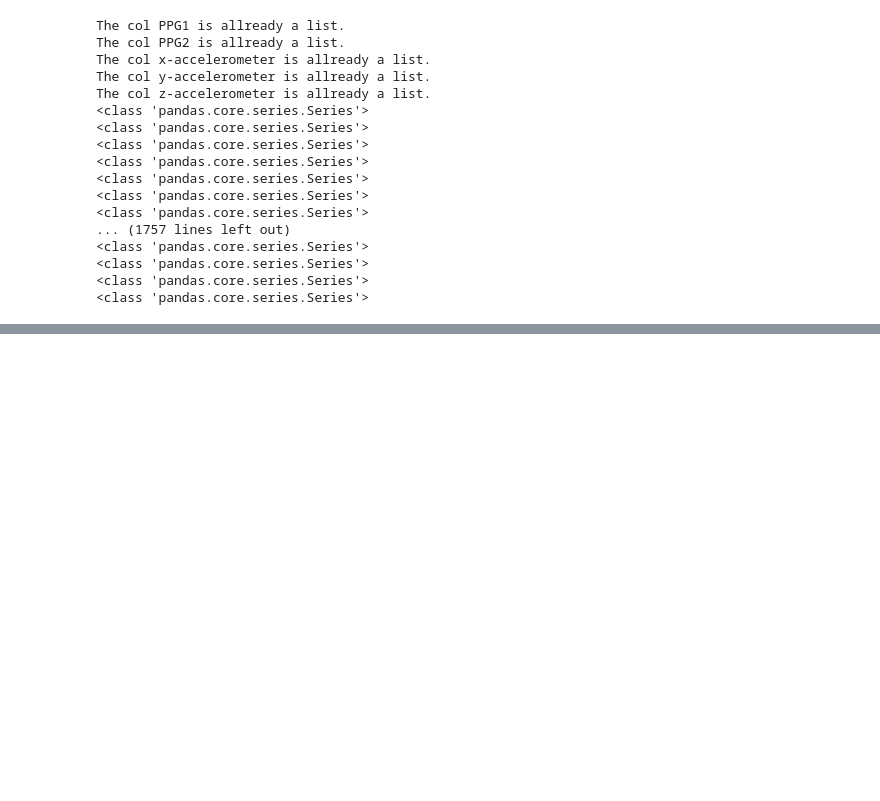
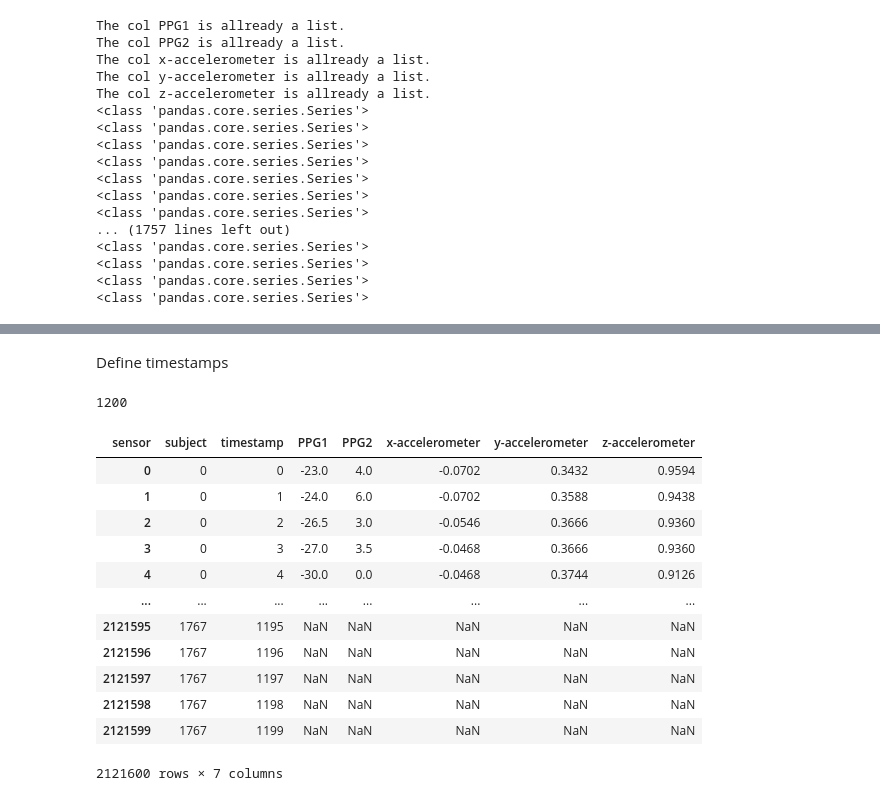
Before and after one commit to RegalParasite/TimeSesires-Sheets, a Jupyter notebook: Sheet-1.ipynb, the cells around one changed output, grey strips where cells are left out. Drawn from its saved outputs; the diff is of its cells as text; code cells hidden in the pictures; blank space fills up the shorter version.

```diff
--- a/Sheet-1.ipynb
+++ b/Sheet-1.ipynb
@@ -90,0 +113,30 @@ test
+# %%
+def insert_times(df, timestamps, sub_col="x", time_col="timestamp"):
+    # Create a copy of the dataframe
+    df_copy = df.copy()
+
+    # If timestamps is a list, convert it to a Series
+    if isinstance(timestamps, list):
+        timestamps = pd.Series(timestamps)
+
+    # Get unique subjects from the dataframe
+    unique_subjects = df_copy[sub_col].unique()
+
+    # Iterate over each subject
+    for subject in unique_subjects:
+        # Get the rows for the current subject
+        subject_rows = df_copy[df_copy[sub_col] == subject]
+
+        # Generate the missing timestamps for the subject
+        missing_timestamps = timestamps[~timestamps.isin(subject_rows[time_col])]
+
+        # Create new rows with np.nan values for the missing timestamps
+        new_rows = pd.DataFrame({sub_col: subject, time_col: missing_timestamps})
+        new_rows = new_rows.reindex(columns=df_copy.columns)
+
+        # Append the new rows to the dataframe
+        df_copy = pd.concat([df_copy, new_rows], ignore_index=True)
+
+    return df_copy
+# %% [markdown]
+Define timestamps
@@ -90,0 +151,25 @@ test
+# %%
+timestamps=list(range(0,1200))
+# %%
+len(timestamps)
+# %% [output]
+1200
+# %%
+#Ejecutar la función
+df_copy = insert_times(test, timestamps, sub_col="subject", time_col="timestamp")
+# %%
+df_copy
+# %% [output]
+| sensor | subject | timestamp | PPG1 | PPG2 | x-accelerometer | y-accelerometer | z-accelerometer |
+| 0 | 0 | 0 | -23.0 | 4.0 | -0.0702 | 0.3432 | 0.9594 |
+| 1 | 0 | 1 | -24.0 | 6.0 | -0.0702 | 0.3588 | 0.9438 |
+| 2 | 0 | 2 | -26.5 | 3.0 | -0.0546 | 0.3666 | 0.9360 |
+| 3 | 0 | 3 | -27.0 | 3.5 | -0.0468 | 0.3666 | 0.9360 |
+| 4 | 0 | 4 | -30.0 | 0.0 | -0.0468 | 0.3744 | 0.9126 |
+| ... | ... | ... | ... | ... | ... | ... | ... |
+| 2121595 | 1767 | 1195 | NaN | NaN | NaN | NaN | NaN |
+| 2121596 | 1767 | 1196 | NaN | NaN | NaN | NaN | NaN |
+| 2121597 | 1767 | 1197 | NaN | NaN | NaN | NaN | NaN |
+| 2121598 | 1767 | 1198 | NaN | NaN | NaN | NaN | NaN |
+| 2121599 | 1767 | 1199 | NaN | NaN | NaN | NaN | NaN |
+2121600 rows × 7 columns
```
Also changed, not shown: parts of 9 cells of this notebook, 1 other file.
